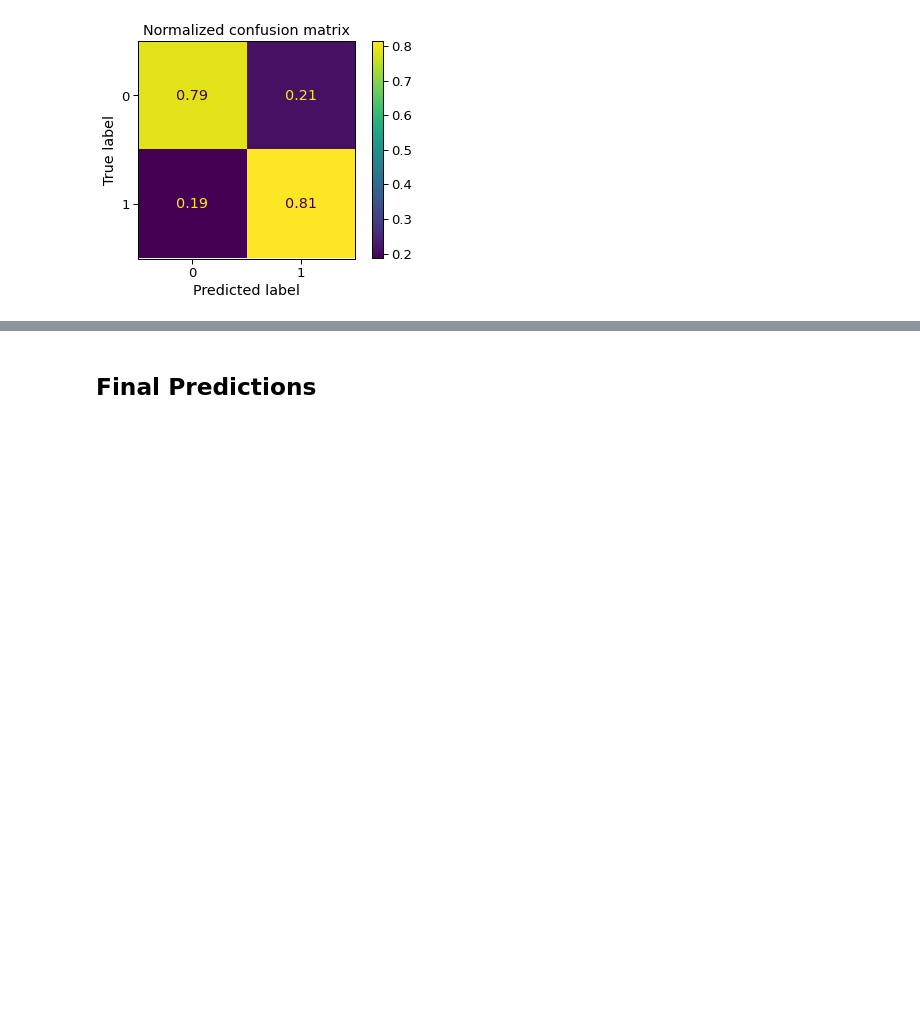
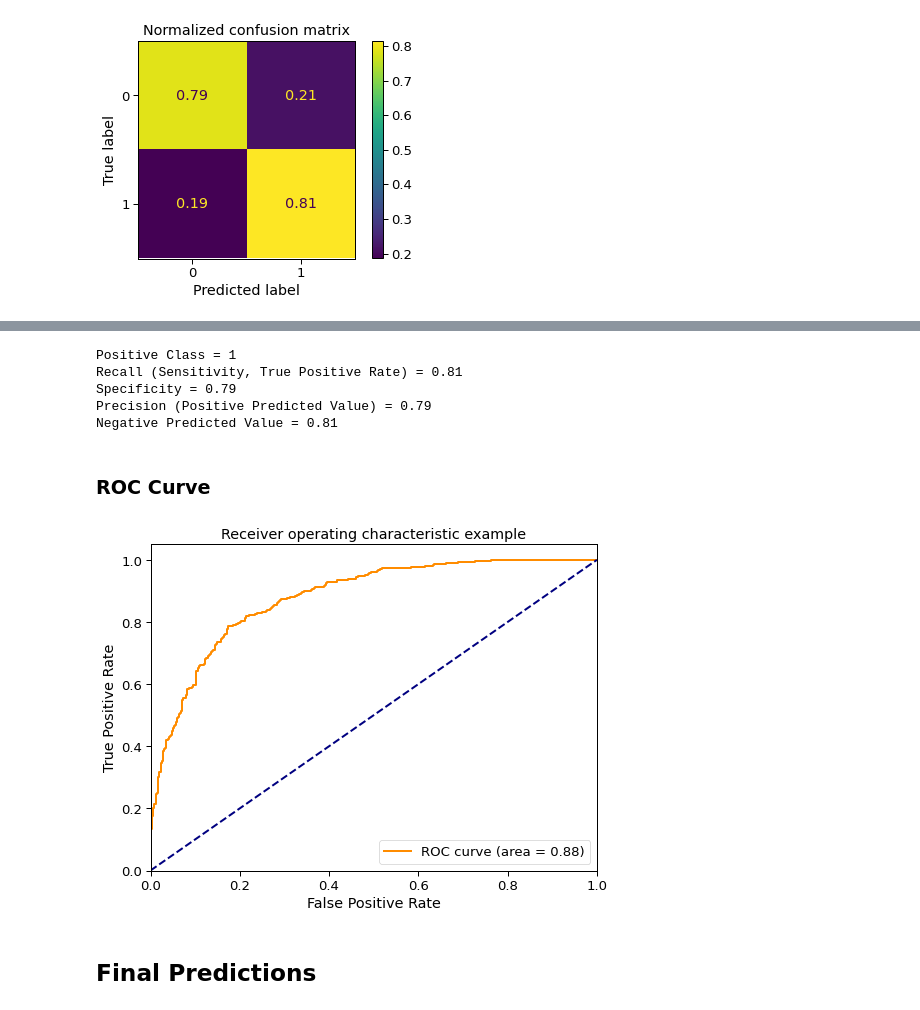
Before and after one commit to faheemrajwadkar/Abalone-Classification, a Jupyter notebook: Abalone - Logistic Regression.ipynb, the cells around one changed output, grey strips where cells are left out. Drawn from its saved outputs; the diff is of its cells as text; code cells hidden in the pictures; blank space fills up the shorter version.

```diff
--- a/Abalone - Logistic Regression.ipynb
+++ b/Abalone - Logistic Regression.ipynb
@@ -509,2 +532,50 @@ for title, normalize in titles_options:
+# %%
+tn, fp, fn, tp = cm.ravel()
+recall_sensitivity_tpr = tp/(tp+fn)
+specificity_tnr = tn/(tn+fp)
+precision_ppv = tp/(tp+fp)
+npv = tn/(tn+fn)
+print("Positive Class =", 1)
+print("Recall (Sensitivity, True Positive Rate) =", format(recall_sensitivity_tpr, '.2f'))
+print("Specificity =", format(specificity_tnr, '.2f'))
+print("Precision (Positive Predicted Value) =", format(precision_ppv, '.2f'))
+print("Negative Predicted Value =", format(npv, '.2f'))
+# %% [output]
+Positive Class = 1
+Recall (Sensitivity, True Positive Rate) = 0.81
+Specificity = 0.79
+Precision (Positive Predicted Value) = 0.79
+Negative Predicted Value = 0.81
+# %% [markdown]
+### ROC Curve
+# %%
+# code to draw ROC Curve
+
+from sklearn.metrics import roc_curve, roc_auc_score
+
+y_score = logistic_regressor.decision_function(X_test)
+
+fpr, tpr, threshold = roc_curve(y_test, y_score)
+roc_auc = roc_auc_score(y_test, y_score)
+
+plt.figure(figsize=(8,6))
+lw = 2
+plt.plot(
+    fpr,
+    tpr,
+    color="darkorange",
+    lw=lw,
+    label="ROC curve (area = %0.2f)" % roc_auc,
+)
+plt.plot([0, 1], [0, 1], color="navy", lw=lw, linestyle="--")
+plt.xlim([0.0, 1.0])
+plt.ylim([0.0, 1.05])
+plt.xlabel("False Positive Rate")
+plt.ylabel("True Positive Rate")
+plt.title("Receiver operating characteristic example")
+plt.legend(loc="lower right")
+plt.show()
+# %% [output]
+[figure, added]
 # %% [markdown]
 ## Final Predictions
```
Also changed, not shown: parts of 12 cells of this notebook.
